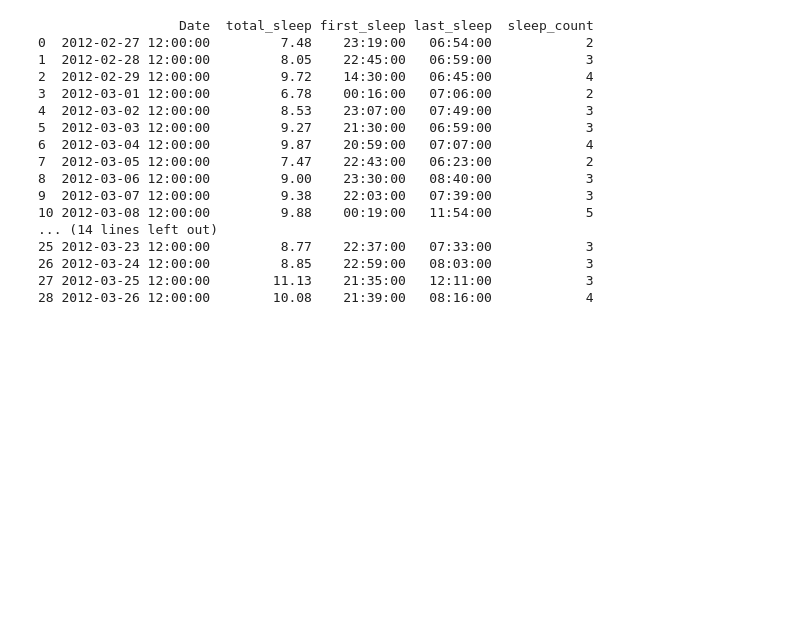
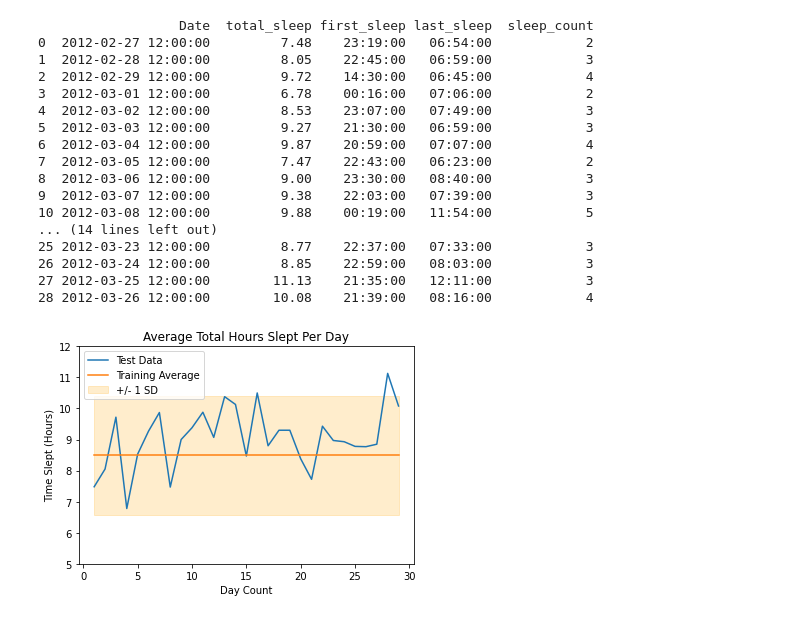
Before and after one commit to genbhall/MSc-individual-project, a Jupyter notebook: preprocessing/sleep_analytics.ipynb, the cells around one changed output. Cells and saved outputs as stored; diff of their text form; code cells hidden in the pictures; blank space fills up the shorter version.

Commit message:
started plotting

```diff
--- a/preprocessing/sleep_analytics.ipynb
+++ b/preprocessing/sleep_analytics.ipynb
@@ -93,0 +123,27 @@ print(daily_sleep_sum_test)
+# %%
+#PLOTTING AVERAGE SLEEP PER DAY
+
+#plot the time slept per day
+plt.plot(index_array,total_sleep_times,label="Test Data")
+
+#plot the average from train
+plt.plot(index_array,average_total_sleep_list,label="Training Average")
+
+#fill between the two std deviations
+plt.fill_between(index_array,one_std_down_total_sleep_list,one_std_up_total_sleep_list,color='orange',alpha=0.2)
+plt.ylim([5, 12])
+
+#add label
+# where some data has already been plotted to ax
+handles, labels = plt.gca().get_legend_handles_labels()
+patch = mpatches.Patch(color='orange', alpha=0.2, label='+/- 1 SD')
+handles.append(patch)
+plt.legend(handles=handles, loc="upper left")
+
+plt.title('Average Total Hours Slept Per Day')
+plt.xlabel('Day Count')
+plt.ylabel('Time Slept (Hours)')
+plt.savefig(f'report_outputs/imgs/{data_name}_averagetothours.jpg',dpi=200)
+plt.show()
+# %% [output]
+[figure, added]
```
Also changed, not shown: parts of 7 cells of this notebook, 3 other files.
